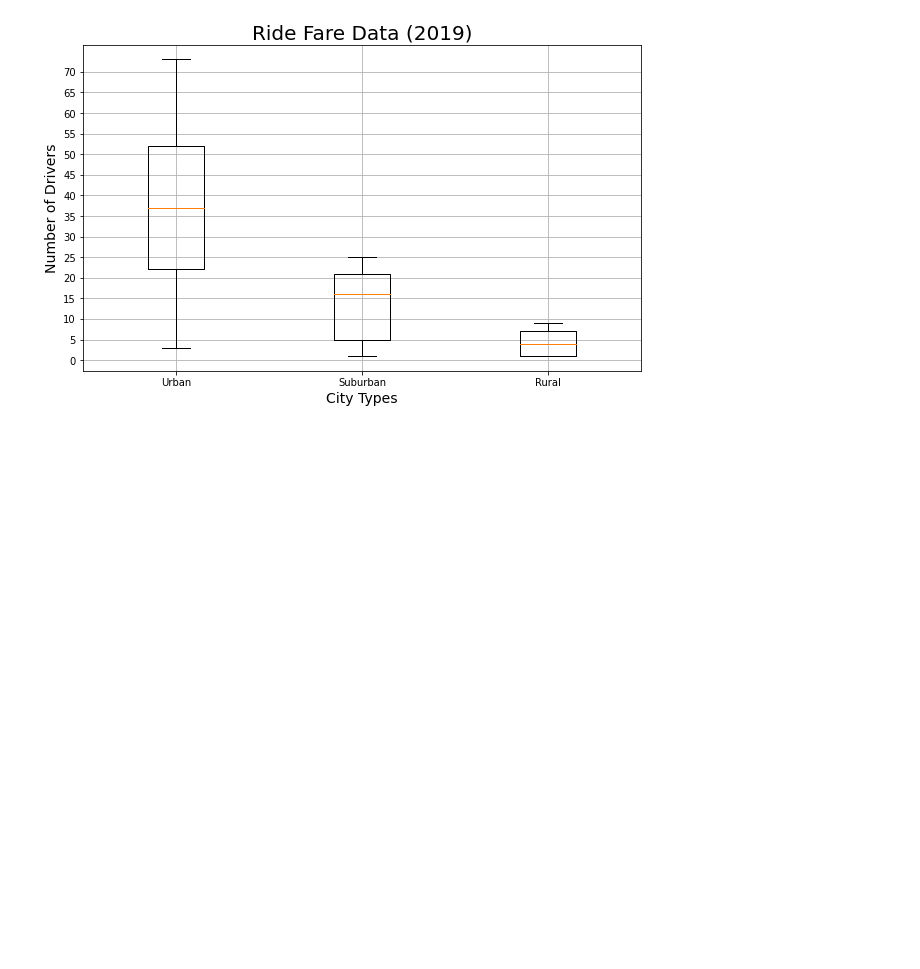
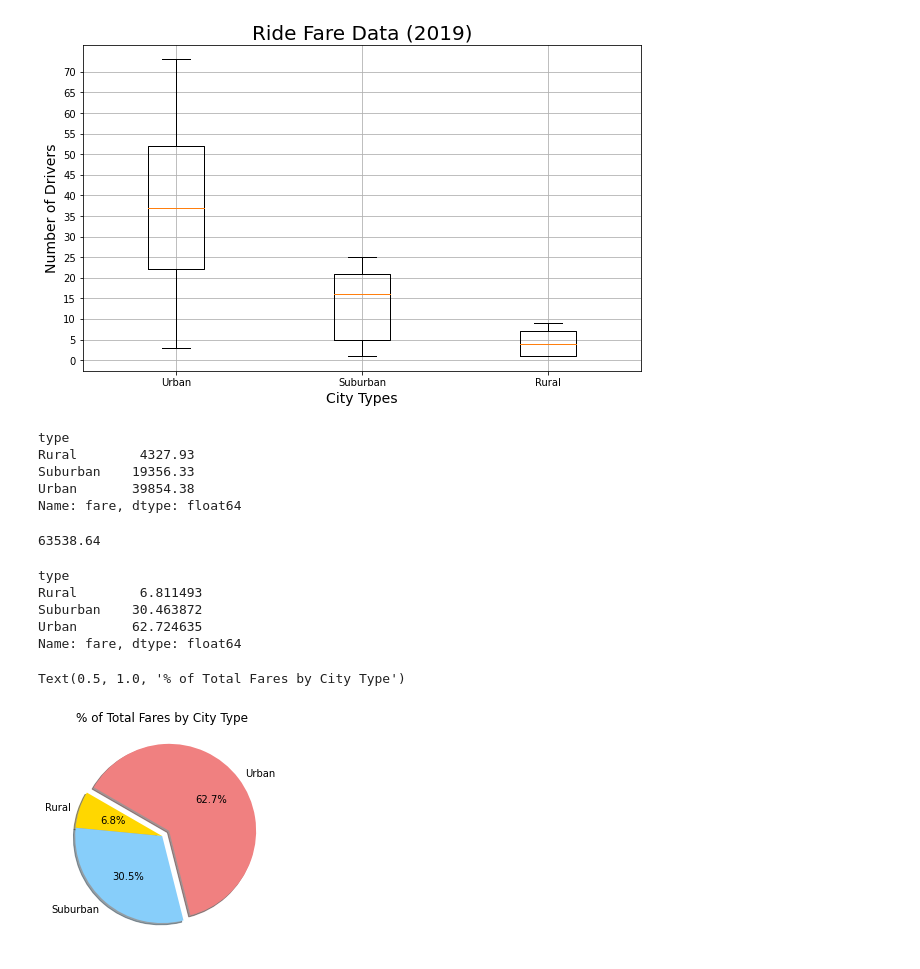
Before and after one commit to mewers2/PyBer_Analysis, a Jupyter notebook: PyBer.ipynb, the cells around one changed output. Saved outputs shown, nothing was run; the diff lists cells and outputs as text; code cells hidden in the pictures; blank space fills up the shorter version.

Commit message:
Adding updated PyBer code with pie chart.

```diff
--- a/PyBer.ipynb
+++ b/PyBer.ipynb
@@ -818,4 +818,42 @@ plt.savefig("Analysis/Fig4.png")
 # %% [output]
 [figure]
 # %%
-# Create a pie chart for: % of total fares for each city type
+# Create a pie chart for: % of total fares for each city type.
+# Get the total fares for each city type.
+
+# total_urban_fares = urban_fares.sum()
+# total_suburban_fares = suburban_fares.sum()
+# total_rural_fares = rural_fares.sum()
+
+sum_fares_by_type = pyber_data_df.groupby(["type"]).sum()["fare"]
+sum_fares_by_type
+# %% [output]
+type
+Rural        4327.93
+Suburban    19356.33
+Urban       39854.38
+Name: fare, dtype: float64
+# %%
+# Get the total for all the fares for all the city types.
+
+# overall_total_fares = total_urban_fares + total_suburban_fares + total_rural_fares
+
+total_fares = pyber_data_df["fare"].sum()
+total_fares
+# %% [output]
+63538.64
+# %%
+# Calculate the percentage of the total fares for each city type.
+
+# urban_fares_percentage = total_urban_fares / overall_total_fares * 100
+# suburban_fares_percentage = total_suburban_fares / overall_total_fares * 100
+# rural_fares_percentage = total_rural_fares / overall_total_fares * 100
+
+type_percents = 100 * sum_fares_by_type / total_fares
+type_percents
+# %% [output]
+type
+Rural        6.811493
+Suburban    30.463872
+Urban       62.724635
+Name: fare, dtype: float64
@@ -821,0 +863,12 @@ plt.savefig("Analysis/Fig4.png")
+# %%
+# Build the percentage of fares by city type pie chart.
+plt.pie(type_percents,
+        labels=["Rural", "Suburban", "Urban"],
+       colors=["gold", "lightskyblue", "lightcoral"],
+       explode=[0, 0, 0.1],
+       autopct='%1.1f%%',
+       shadow=True, startangle=150)
+plt.title("% of Total Fares by City Type")
+# %% [output]
+Text(0.5, 1.0, '% of Total Fares by City Type')
+[figure, added]
```
Also changed, not shown: parts of 3 cells of this notebook.
